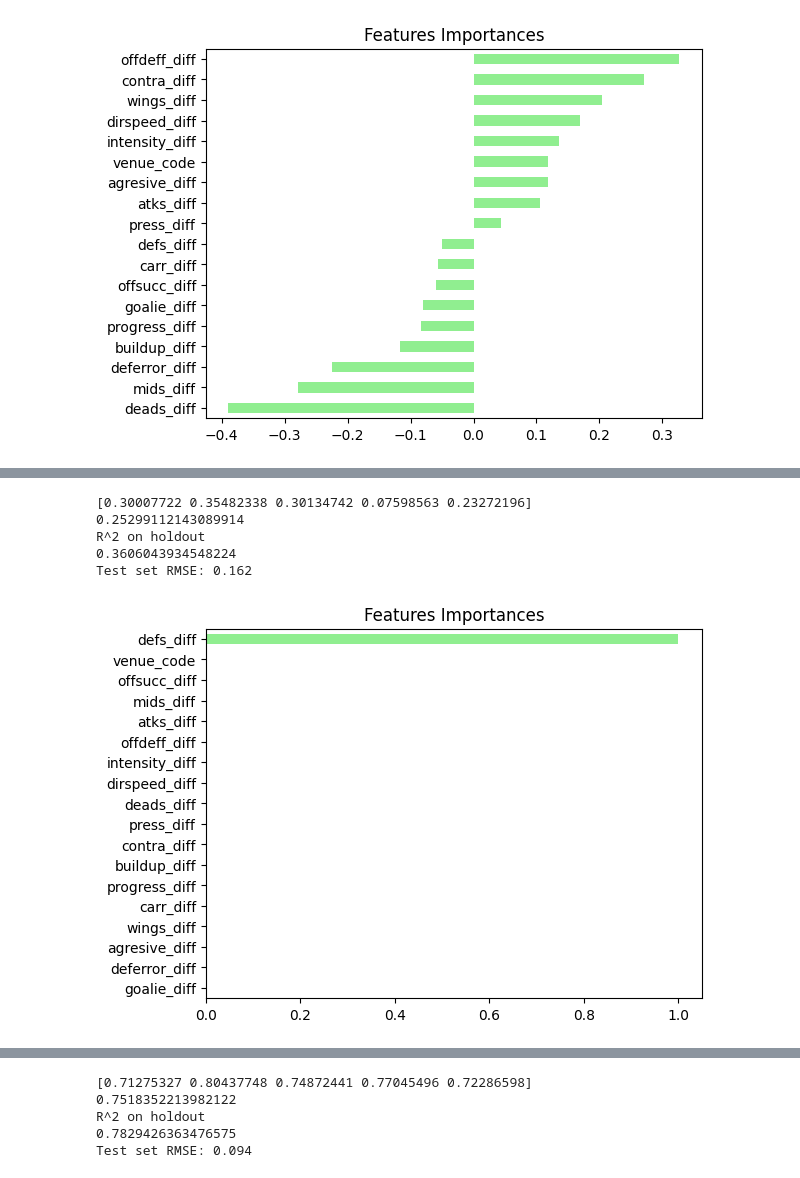
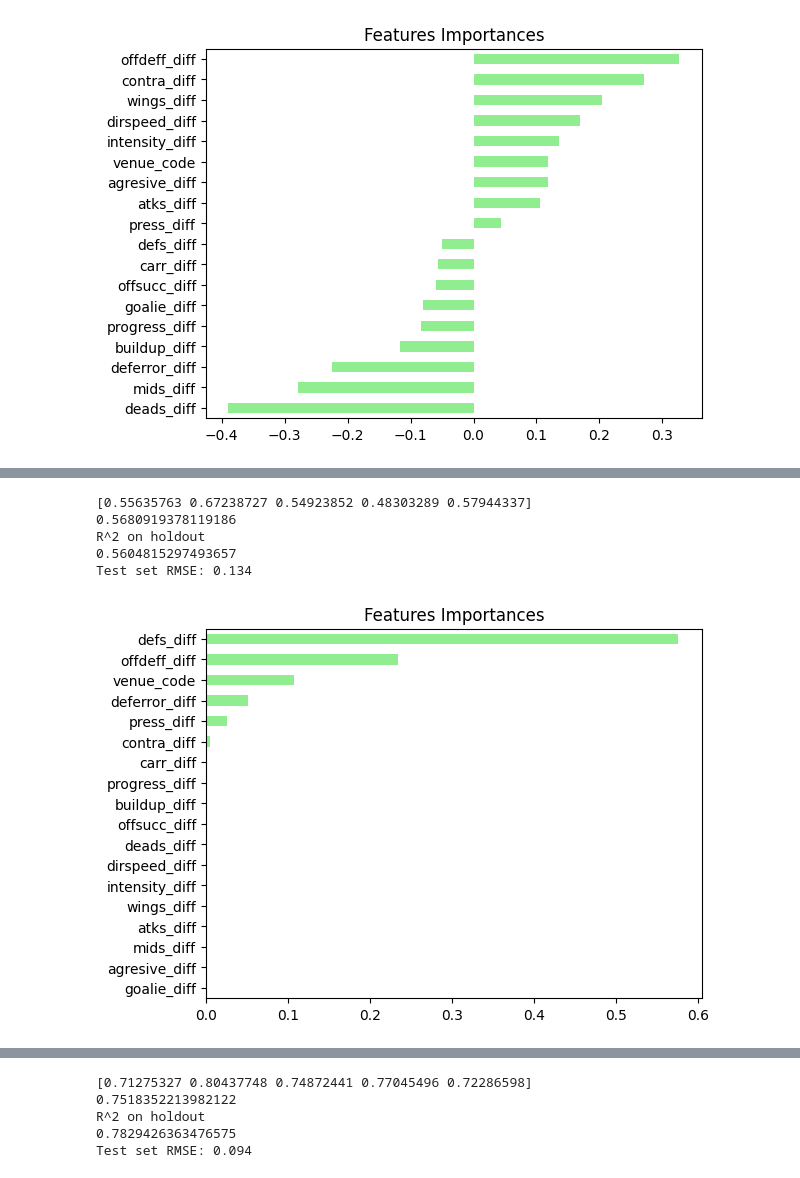
Before and after one commit to krawczyk071/predictor, a Jupyter notebook: scikit/pred_regression.ipynb, the cells around one changed output, grey strips where cells are left out. Saved outputs shown, nothing was run; the diff lists cells and outputs as text; code cells hidden in the pictures.

```diff
--- a/scikit/pred_regression.ipynb
+++ b/scikit/pred_regression.ipynb
@@ -275,15 +292,15 @@ Test set RMSE: 0.099
 # %%
 from sklearn.tree import DecisionTreeRegressor
-reg = DecisionTreeRegressor(max_depth=4, min_samples_leaf=0.3, random_state=3)
+reg = DecisionTreeRegressor(max_depth=7, min_samples_leaf=0.05, random_state=3)
 
 model,pred,info=make_predictions_reg(splited,reg,feature_names,scale=False,grid_params=None,plot_imp=True)
 # %% [output]
-[0.30007722 0.35482338 0.30134742 0.07598563 0.23272196]
-0.25299112143089914
+[0.55635763 0.67238727 0.54923852 0.48303289 0.57944337]
+0.5680919378119186
 R^2 on holdout
-0.3606043934548224
-Test set RMSE: 0.162
+0.5604815297493657
+Test set RMSE: 0.134
-[figure, old version]
+[figure, new version]
 # %%
 # Random Forests
 from sklearn.ensemble import RandomForestRegressor
```
Also changed, not shown: parts of 9 cells of this notebook, 1 other file.
